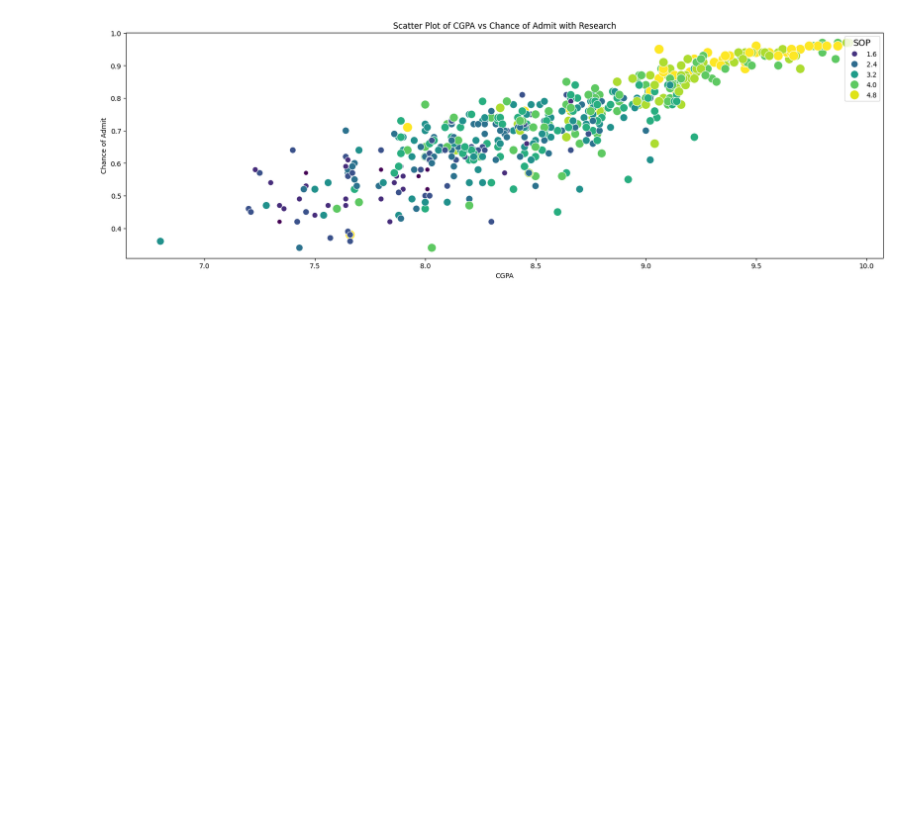
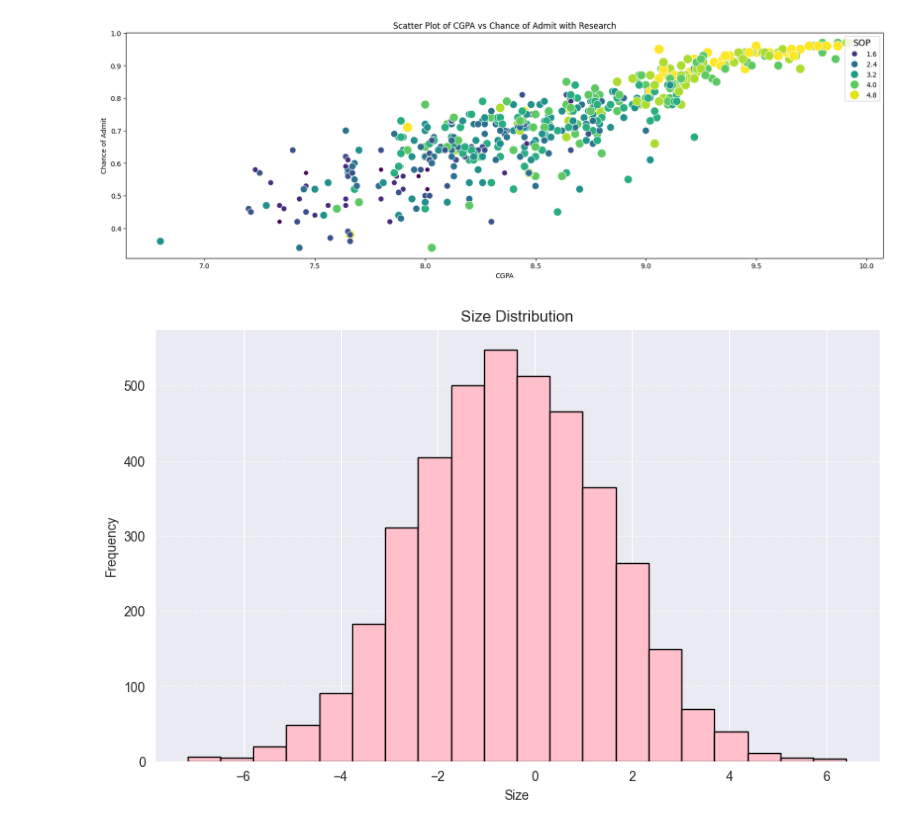
Before and after one commit to Mahdiyeh-Asgharpour/Data-Mining, a Jupyter notebook: HW1.ipynb, the cells around one changed output. Saved outputs shown, nothing was run; the diff lists cells and outputs as text; code cells hidden in the pictures; blank space fills up the shorter version.

```diff
--- a/HW1.ipynb
+++ b/HW1.ipynb
@@ -79,6 +80,18 @@ plt.title("Scatter Plot of CGPA vs Chance of Admit with Research")
 plt.show()
 # %% [output]
 [figure]
+# %%
+df_apple = pd.read_csv('apple_quality.csv')
+# %%
+plt.figure(figsize=(10, 6))
+plt.hist(df_apple['Size'], bins=20, color='pink', edgecolor='black')
+plt.xlabel('Size')
+plt.ylabel('Frequency')
+plt.title('Size Distribution')
+plt.grid(axis='y', linestyle='--', alpha=0.6)
+plt.show()
+# %% [output]
+[figure, added]
 # %%
 import squarify
 
```
Also changed, not shown: parts of 11 cells of this notebook.
